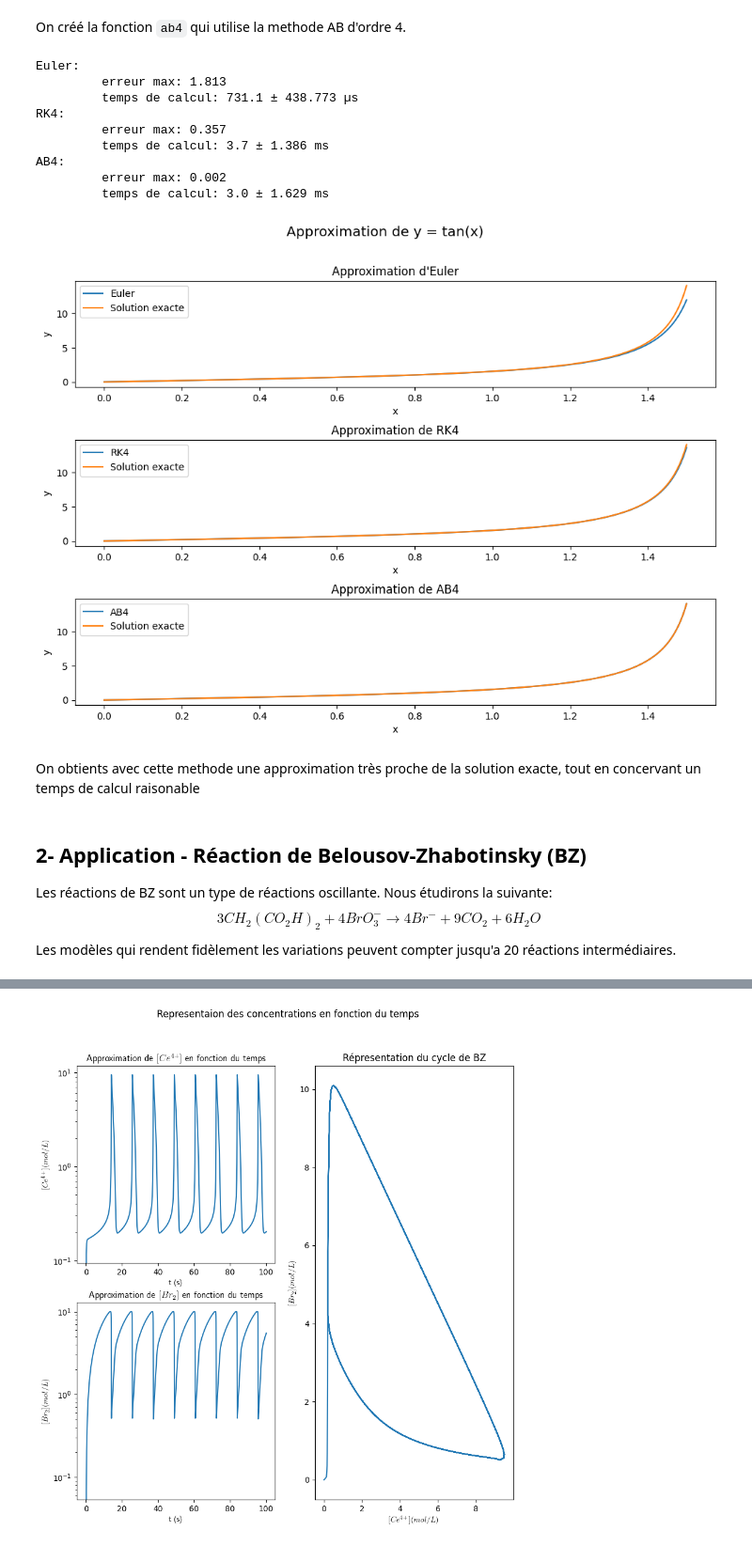
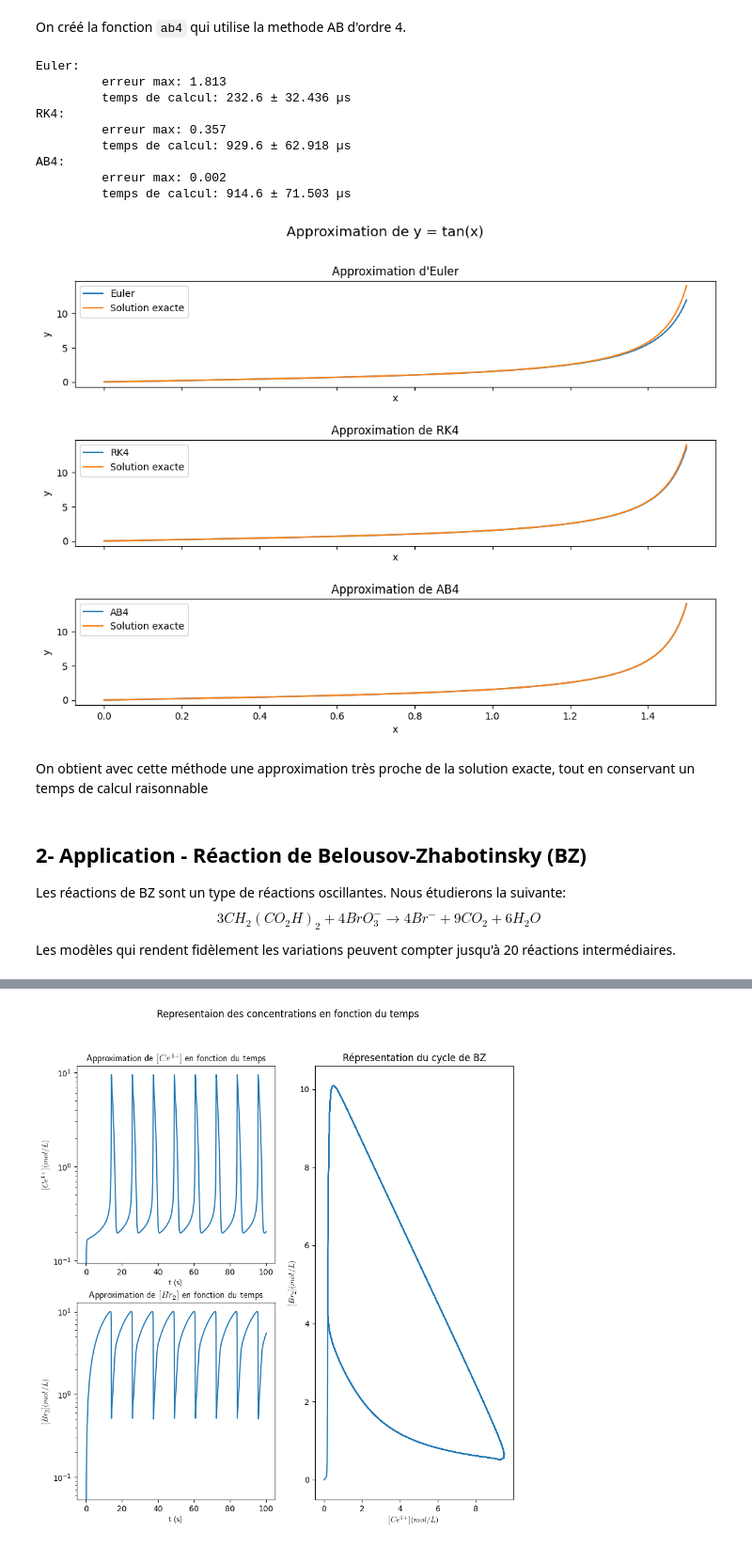
Before and after one commit to rom56300/Projet-Info, a Jupyter notebook: Final.ipynb, the cells around one changed output, grey strips where cells are left out. Shown at 94% size. Drawn from its saved outputs; the diff is of its cells as text; code cells hidden in the pictures.

```diff
--- a/Final.ipynb
+++ b/Final.ipynb
@@ -991,7 +1007,7 @@ print(f"AB4: \n\t erreur max: {AB_err:.3f} \n\t temps de calcul: {AB_temps[0]:.1
 # Définition du graphique
 fig = plt.figure(figsize=(12, 8))
 gs = fig.add_gridspec(3, hspace=0.5)
-axs = gs.subplots()
+axs = gs.subplots(sharex=True)
 fig.suptitle('Approximation de y = tan(x)', fontsize="x-large")
 
 # Graphique d'Euler
@@ -1001,46 +1017,46 @@ axs[0].plot(X, [tan(x) for x in X], label="Solution exacte")
 axs[0].set_ylabel("y")
 axs[0].set_xlabel("x")
 
 # Graphique de RK
 axs[1].set_title("Approximation de RK4")
 axs[1].plot(X, RK, label="RK4")
 axs[1].plot(X, [tan(x) for x in X], label="Solution exacte")
 axs[1].set_ylabel("y")
 axs[1].set_xlabel("x")
 
 # Graphique de AB
 axs[2].set_title("Approximation de AB4")
 axs[2].plot(X, AB, label="AB4")
 axs[2].plot(X, [tan(x) for x in X], label="Solution exacte")
 axs[2].set_ylabel("y")
 axs[2].set_xlabel("x")
 
 
 # Affichage des graphiques
 axs[0].legend()
 axs[1].legend()
 axs[2].legend()
 plt.show()
 # %% [output]
 Euler:
          erreur max: 1.813
-         temps de calcul: 731.1 ± 438.773 µs
+         temps de calcul: 232.6 ± 32.436 µs
 RK4:
          erreur max: 0.357
-         temps de calcul: 3.7 ± 1.386 ms
+         temps de calcul: 929.6 ± 62.918 µs
 AB4:
          erreur max: 0.002
-         temps de calcul: 3.0 ± 1.629 ms
+         temps de calcul: 914.6 ± 71.503 µs
-[figure, old version]
+[figure, new version]
 # %% [markdown]
-On obtients avec cette methode une approximation très proche de la solution exacte, tout en concervant un temps de calcul raisonable
+On obtient avec cette méthode une approximation très proche de la solution exacte, tout en conservant un temps de calcul raisonnable
 # %% [markdown]
 ## 2- Application - Réaction de Belousov-Zhabotinsky (BZ)
 
-Les réactions de BZ sont un type de réactions oscillante. Nous étudirons la suivante:
+Les réactions de BZ sont un type de réactions oscillantes. Nous étudierons la suivante:
 $$
     3CH_2(CO_2H)_2 + 4 BrO^−_3 \longrightarrow 4 Br^− + 9 CO_2 + 6 H_2O
 $$
-Les modèles qui rendent fidèlement les variations peuvent compter jusqu'a 20 réactions intermédiaires.
+Les modèles qui rendent fidèlement les variations peuvent compter jusqu'à 20 réactions intermédiaires.
 # %% [markdown]
 #### 2.1- Brusselator
```
Also changed, not shown: parts of 32 cells of this notebook.
